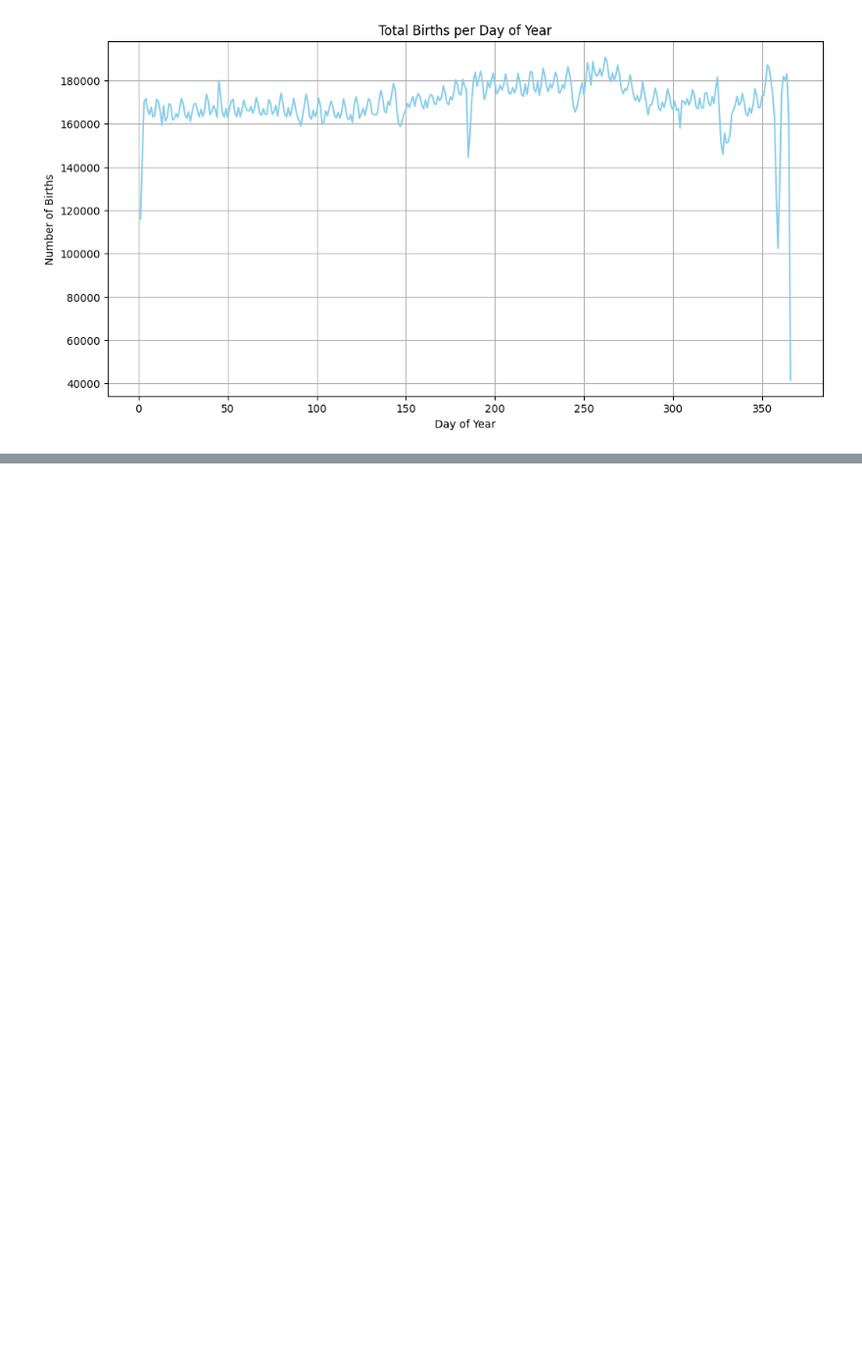
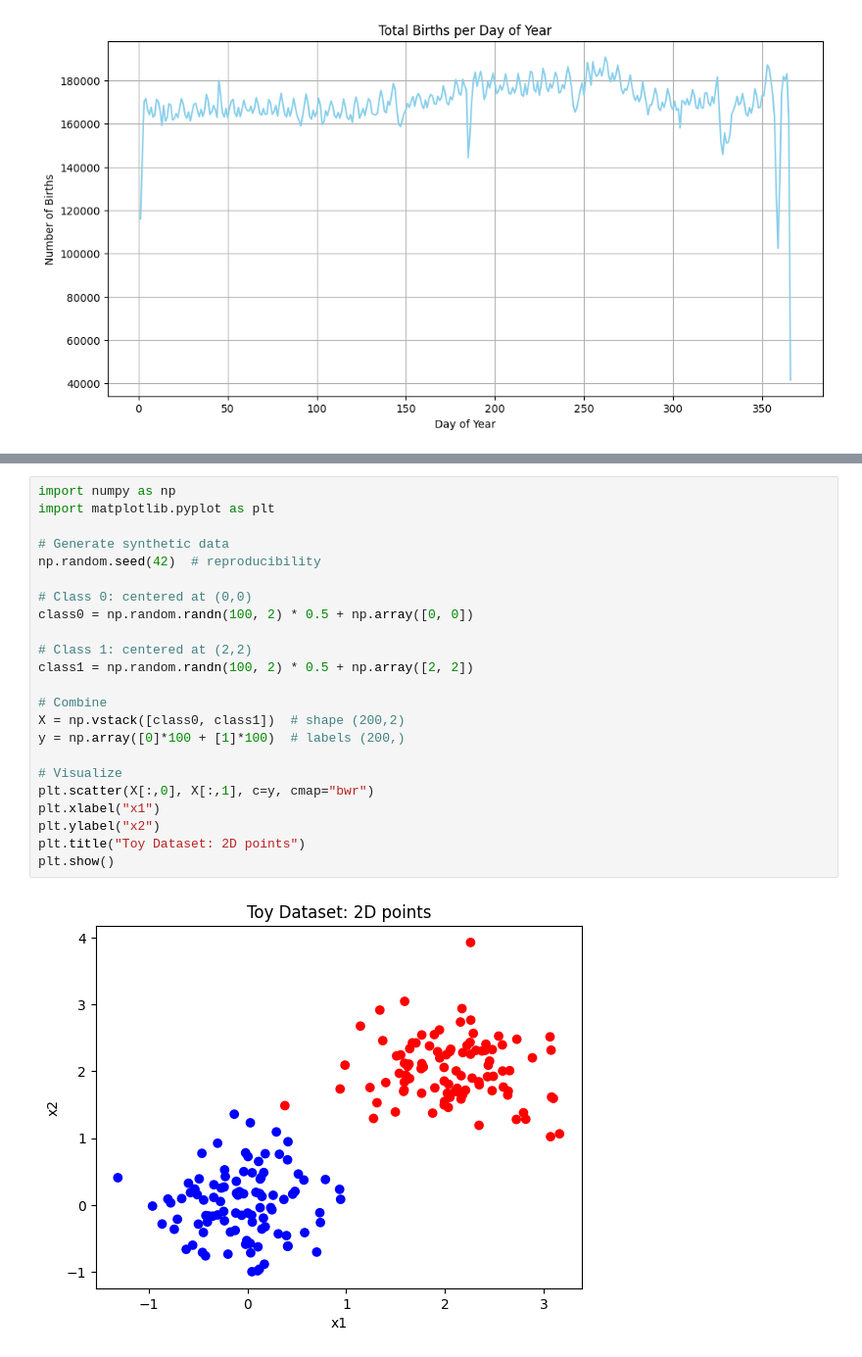
Before and after one commit to striversahil/DS_Practice, a Jupyter notebook: Data_analysis/EDA_uniform.ipynb, the cells around one changed output, grey strips where cells are left out. Shown: that part at 98% size. Drawn from its saved outputs; the diff is of its cells as text; blank space fills up the shorter version.

```diff
--- a/Data_analysis/EDA_uniform.ipynb
+++ b/Data_analysis/EDA_uniform.ipynb
@@ -93,0 +132,25 @@ plt.show()
+# %%
+import numpy as np
+import matplotlib.pyplot as plt
+
+# Generate synthetic data
+np.random.seed(42)  # reproducibility
+
+# Class 0: centered at (0,0)
+class0 = np.random.randn(100, 2) * 0.5 + np.array([0, 0])
+
+# Class 1: centered at (2,2)
+class1 = np.random.randn(100, 2) * 0.5 + np.array([2, 2])
+
+# Combine
+X = np.vstack([class0, class1])  # shape (200,2)
+y = np.array([0]*100 + [1]*100)  # labels (200,)
+
+# Visualize
+plt.scatter(X[:,0], X[:,1], c=y, cmap="bwr")
+plt.xlabel("x1")
+plt.ylabel("x2")
+plt.title("Toy Dataset: 2D points")
+plt.show()
+# %% [output]
+[figure, added]
```
Also changed, not shown: parts of 8 cells of this notebook, 3 other files.
